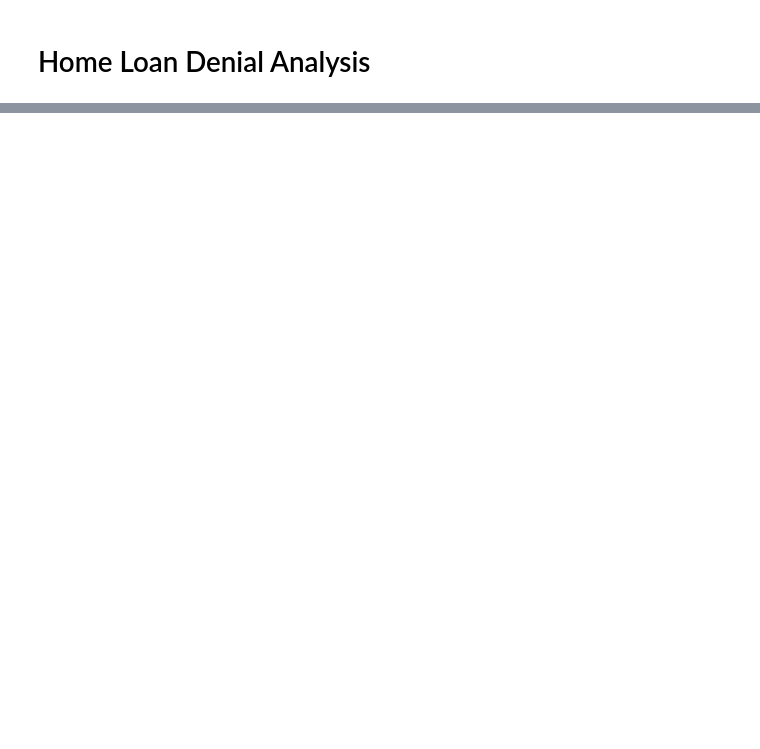
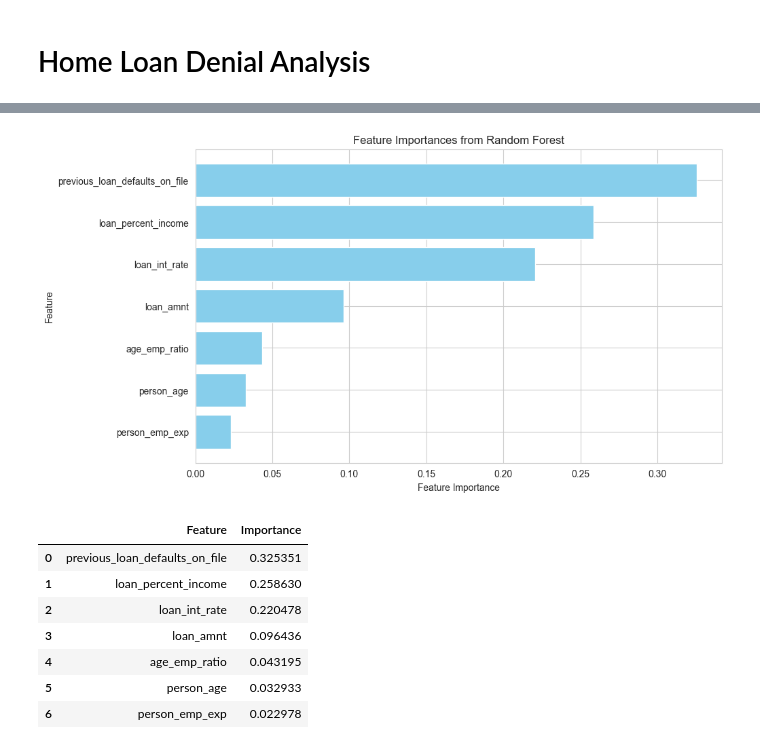
Before and after one commit to DJ-Greenwood/home-loan-denial-analysis, a Jupyter notebook: Notebook/Loan Denial Analysis.ipynb, the cells around one changed output, grey strips where cells are left out. Drawn from its saved outputs; the diff is of its cells as text; code cells hidden in the pictures; blank space fills up the shorter version.

```diff
--- a/Notebook/Loan Denial Analysis.ipynb
+++ b/Notebook/Loan Denial Analysis.ipynb
@@ -258,0 +24,11 @@ Threshold Adjustment: Adjust the decision threshold to find a better balance bet
+# %%
+
+# Set the aesthetic style of the plots
+sns.set_style("whitegrid")
+
+# Load the data
+path = '../notebook/data/loan_data.csv'
+loan_data = pd.read_csv(path)
+
+# Display the first few rows of the dataframe
+loan_data.head()
@@ -258,0 +277,35 @@ Threshold Adjustment: Adjust the decision threshold to find a better balance bet
+# %%
+import matplotlib.pyplot as plt
+import numpy as np
+
+# Retrieve feature importances from the best Random Forest model
+feature_importances = best_rf_model.feature_importances_
+feature_names = X_train.columns
+
+# Create a DataFrame for better visualization
+importance_df = pd.DataFrame({
+    'Feature': feature_names,
+    'Importance': feature_importances
+}).sort_values(by='Importance', ascending=False)
+
+# Plot feature importances
+plt.figure(figsize=(10, 6))
+plt.barh(importance_df['Feature'], importance_df['Importance'], color='skyblue')
+plt.xlabel('Feature Importance')
+plt.ylabel('Feature')
+plt.title('Feature Importances from Random Forest')
+plt.gca().invert_yaxis()  # Invert y-axis for better readability
+plt.show()
+
+# Display feature importance values in a table format for reference
+importance_df.reset_index(drop=True)
+# %% [output]
+[figure, added]
+|  | Feature | Importance |
+| 0 | previous_loan_defaults_on_file | 0.325351 |
+| 1 | loan_percent_income | 0.258630 |
+| 2 | loan_int_rate | 0.220478 |
+| 3 | loan_amnt | 0.096436 |
+| 4 | age_emp_ratio | 0.043195 |
+| 5 | person_age | 0.032933 |
+| 6 | person_emp_exp | 0.022978 |
```
Also changed, not shown: parts of 21 cells of this notebook, 1 other file.
